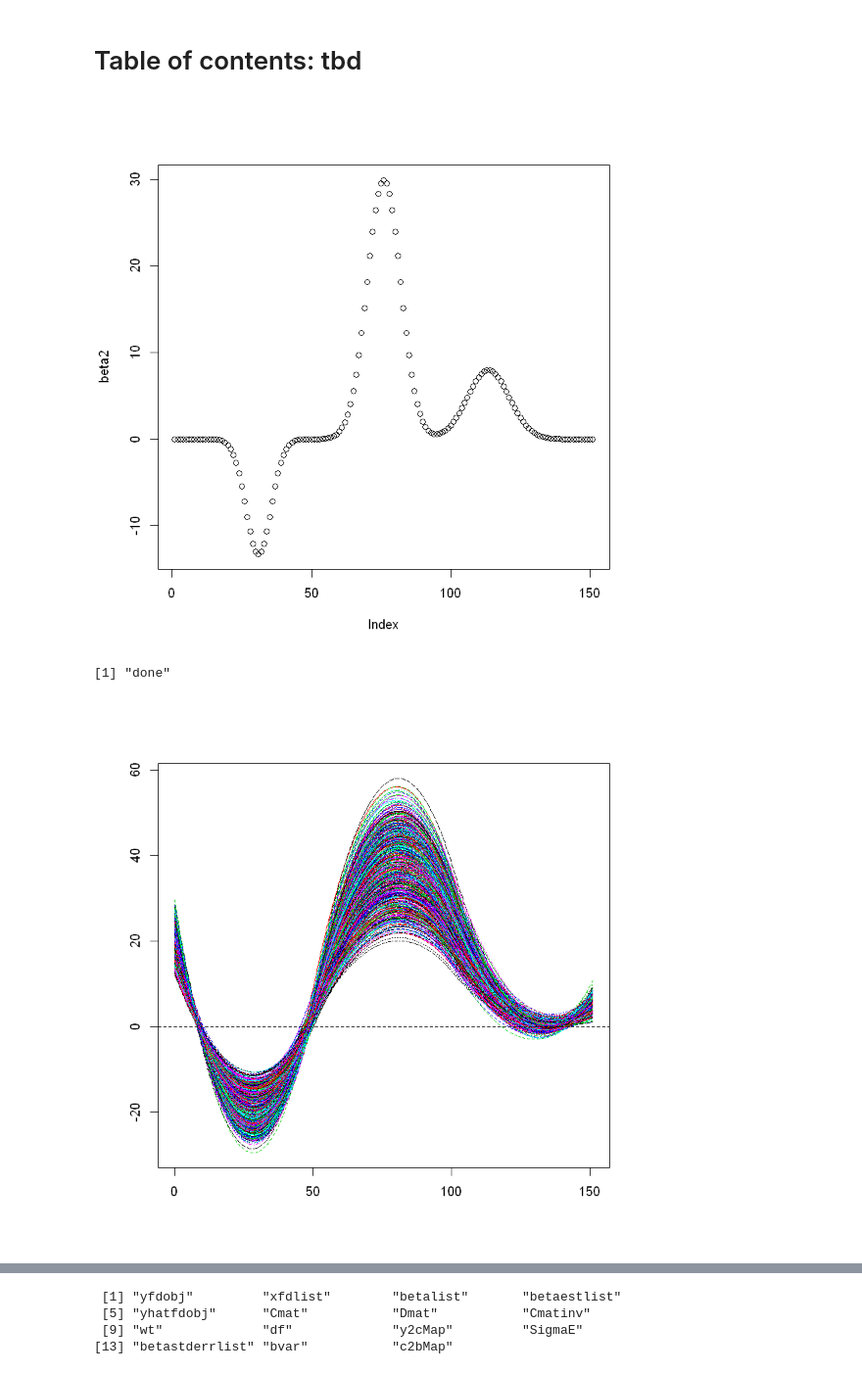
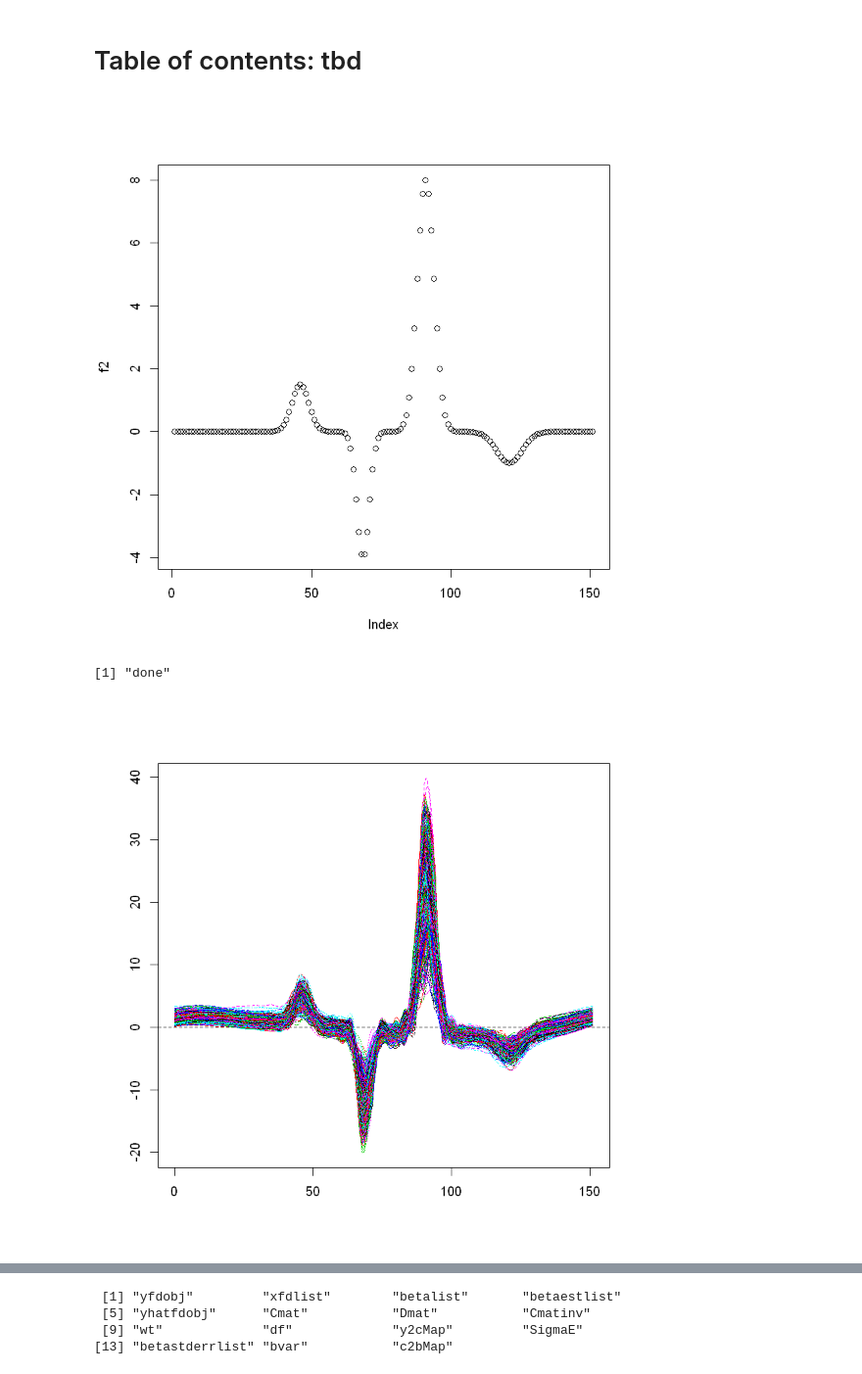
Before and after one commit to JakobJuergens/Basis_Choice_FLR, a Jupyter notebook: Code/simulation_study_approach.ipynb, the cells around one changed output, grey strips where cells are left out. Shown at 98% size. Drawn from its saved outputs; the diff is of its cells as text; code cells hidden in the pictures.

```diff
--- a/Code/simulation_study_approach.ipynb
+++ b/Code/simulation_study_approach.ipynb
@@ -37,6 +37,7 @@ grid = seq(0, 1, length = n_var+1)
 # set up functions here!
 #smooth
 f1 <- 2*sin(0.5*pi*grid) + 4*sin(1.5*pi*grid) + 5*sin(2.5*pi*grid)
+
 #bumpy
 f2 <- 1.5*exp(-0.5*(grid-0.3)^2/0.02^2) -
   4*exp(-0.5*(grid-0.45)^2/0.015^2) +
@@ -47,9 +48,9 @@ beta2 = -dnorm(grid, mean=.2, sd=.03) +3*dnorm(grid, mean=.5, sd=.04)+dnorm(grid
 fun_1 = 2*sin(grid*0.5*pi) +4*sin(grid*2.5*pi) + 5*sin(grid*2.5*pi)
 
 nharm = 4 #number of fpc
-plot(beta2)
+plot(f2)
 # %% [output]
-[figure, old version]
+[figure, new version]
 # %%
 data_generation <-function(fun){
     var1 = 1
@@ -89,31 +90,31 @@ data_generation <-function(fun){
     return(X)
 }
 # %%
-X = data_generation(beta2)
+X = data_generation(f2)
 Y = X %*% (beta1/n_var) + rnorm(n_obs, 0, 0.125)
 Y = as.numeric(Y)
 final_X = t(X)
 X_train = final_X[,-test]
 Y_train = Y[-test]
 X_test = final_X[,test]
 Y_test = Y[test]
 
-p = 5
-smallbasis  <- create.bspline.basis(rangeval = c(0, length(grid)), nbasis = p, 3)
+p = 50
+smallbasis  <- create.bspline.basis(rangeval = c(0, length(grid)), nbasis = p, 4)
 #harmFdpar = fdPar(smallbasis)
 
 smooth_basis_train <- smooth.basis(y = X_train, fdParobj=smallbasis)
 smooth_basis_train_fd = smooth_basis_train$fd
 smooth_basis_test <- smooth.basis(y = X_test, fdParobj=smallbasis)
 smooth_basis_test_fd = smooth_basis_test$fd
 
 
 # todo:use to choose appropriate level of explained variance
 
 plot(smooth_basis_train_fd, ylab="", xlab="",col="gray")
 # %% [output]
 [1] "done"
-[figure, old version]
+[figure, new version]
 # %%
 xfdlist = list(smooth_basis = smooth_basis_train_fd)
 
```
Also changed, not shown: parts of 14 cells of this notebook.
